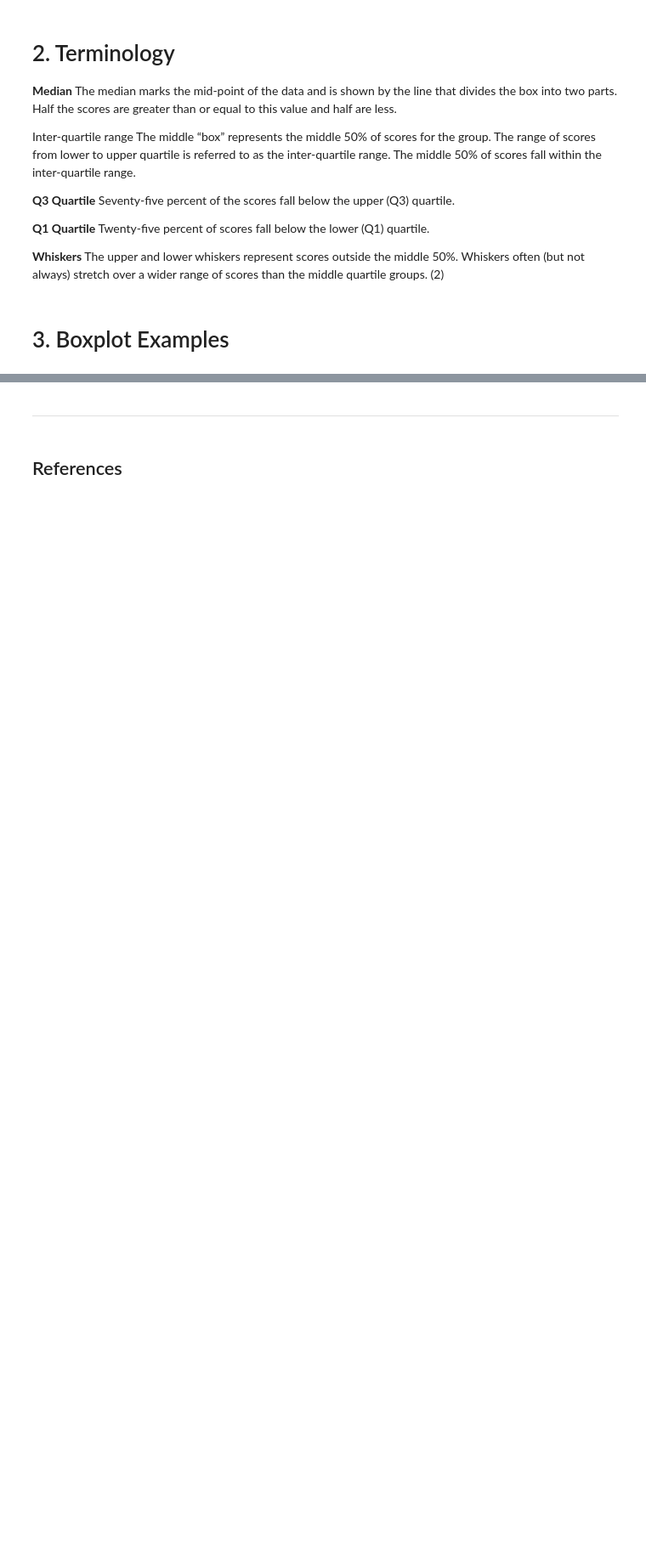
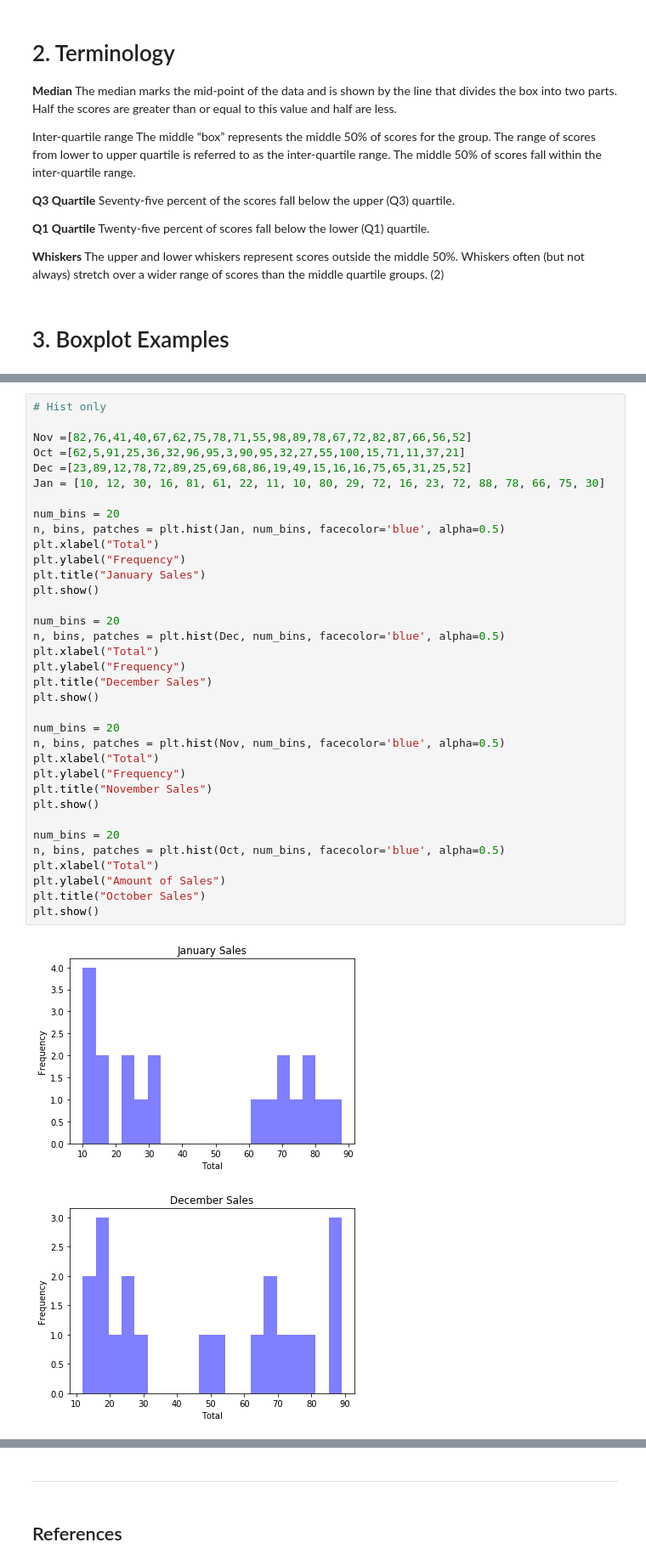
Before and after one commit to simonava5/FundamentalsProject, a Jupyter notebook: BoxPlots.ipynb, the cells around one changed output, grey strips where cells are left out. Shown at 85% size. Drawn from its saved outputs; the diff is of its cells as text; blank space fills up the shorter version.

```diff
--- a/BoxPlots.ipynb
+++ b/BoxPlots.ipynb
@@ -123,0 +82,38 @@ df.plot.box(grid='True')
+# %%
+# Hist only
+
+Nov =[82,76,41,40,67,62,75,78,71,55,98,89,78,67,72,82,87,66,56,52]
+Oct =[62,5,91,25,36,32,96,95,3,90,95,32,27,55,100,15,71,11,37,21]
+Dec =[23,89,12,78,72,89,25,69,68,86,19,49,15,16,16,75,65,31,25,52]
+Jan = [10, 12, 30, 16, 81, 61, 22, 11, 10, 80, 29, 72, 16, 23, 72, 88, 78, 66, 75, 30]
+
+num_bins = 20
+n, bins, patches = plt.hist(Jan, num_bins, facecolor='blue', alpha=0.5)
+plt.xlabel("Total")
+plt.ylabel("Frequency")
+plt.title("January Sales")
+plt.show()
+
+num_bins = 20
+n, bins, patches = plt.hist(Dec, num_bins, facecolor='blue', alpha=0.5)
+plt.xlabel("Total")
+plt.ylabel("Frequency")
+plt.title("December Sales")
+plt.show()
+
+num_bins = 20
+n, bins, patches = plt.hist(Nov, num_bins, facecolor='blue', alpha=0.5)
+plt.xlabel("Total")
+plt.ylabel("Frequency")
+plt.title("November Sales")
+plt.show()
+
+num_bins = 20
+n, bins, patches = plt.hist(Oct, num_bins, facecolor='blue', alpha=0.5)
+plt.xlabel("Total")
+plt.ylabel("Amount of Sales")
+plt.title("October Sales")
+plt.show()
+# %% [output]
+[figure, added]
+[figure, added]
```
Also changed, not shown: parts of 12 cells of this notebook.
